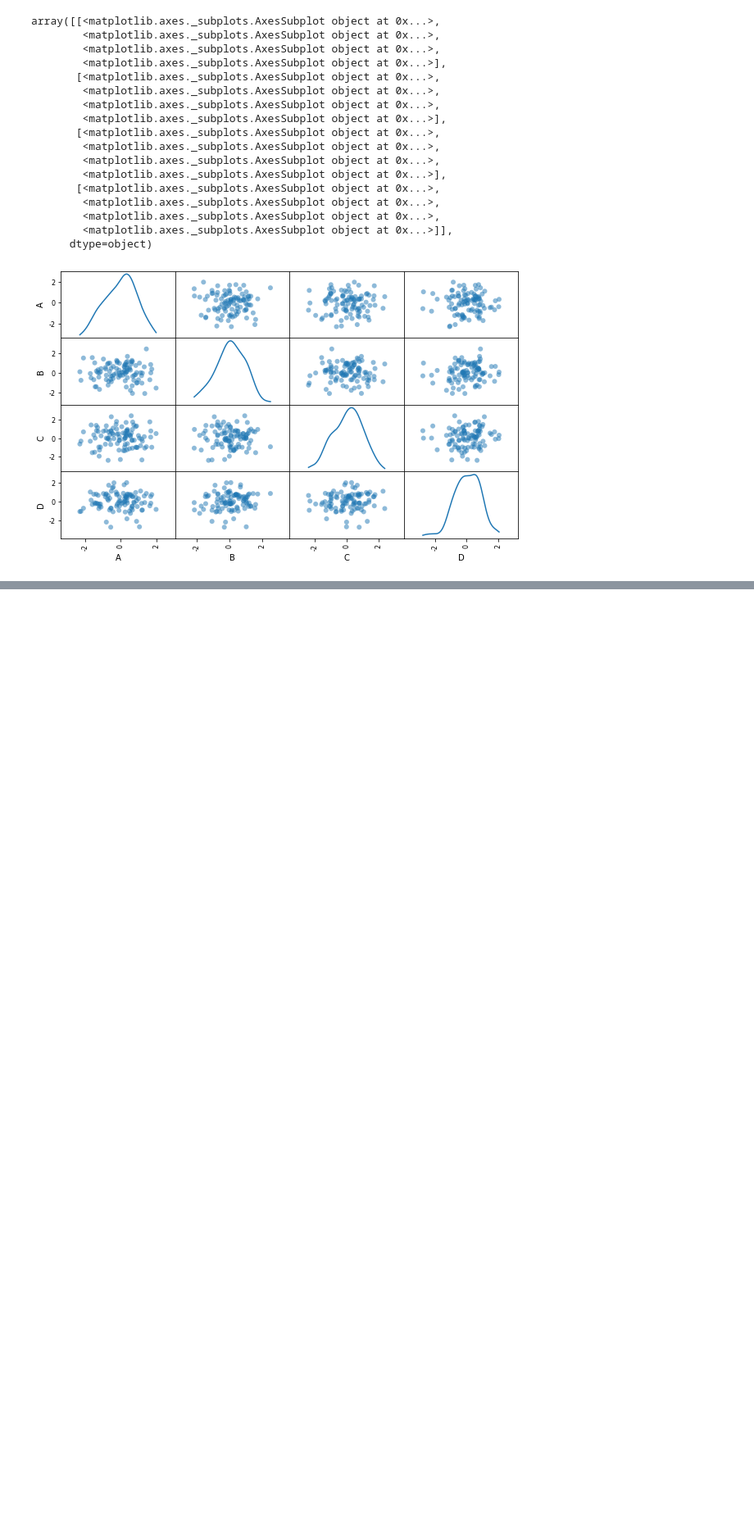
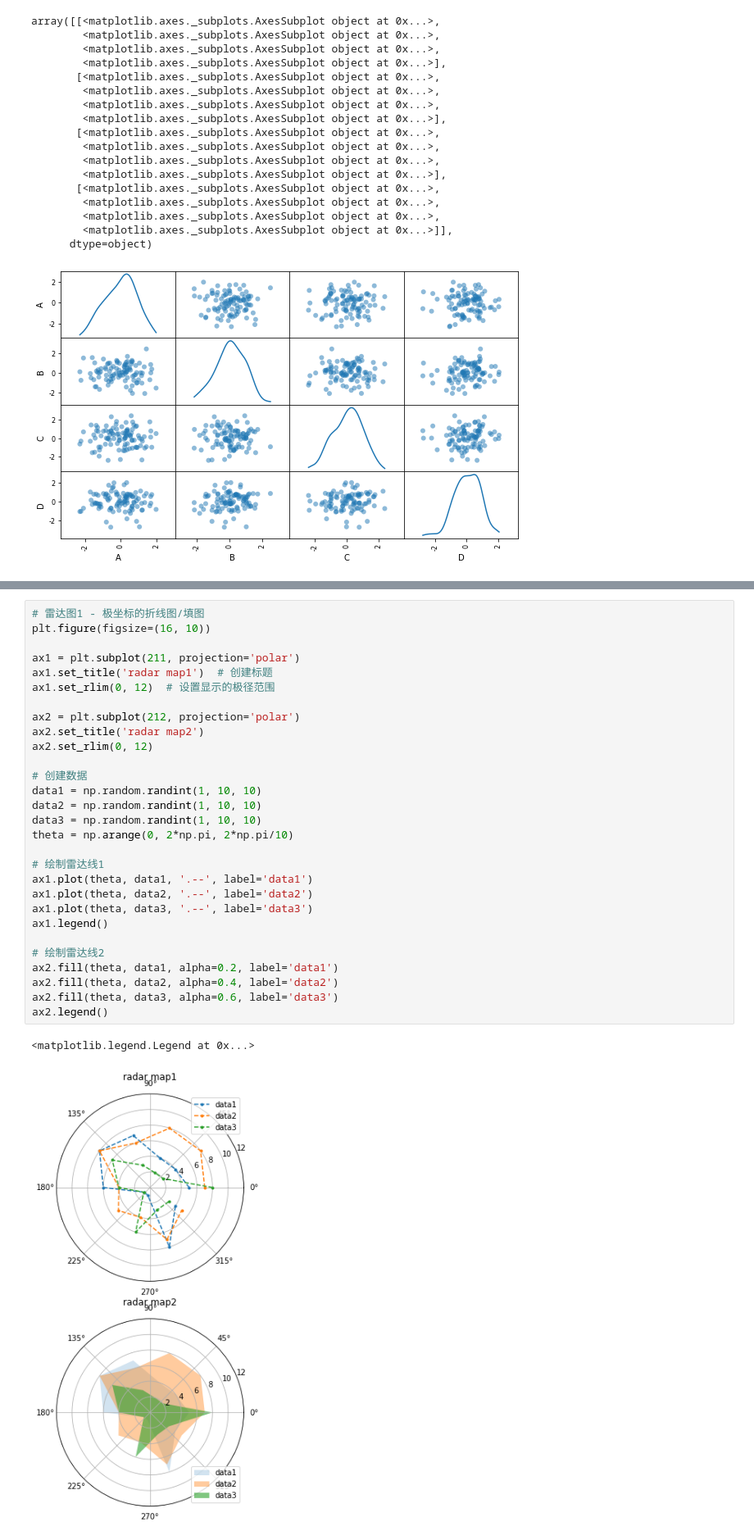
Before and after one commit to tsangyu98/matplotlib_study, a Jupyter notebook: matplotlib_part2.ipynb, the cells around one changed output, grey strips where cells are left out. Shown at 82% size. Saved outputs shown, nothing was run; the diff lists cells and outputs as text; blank space fills up the shorter version.

```diff
--- a/matplotlib_part2.ipynb
+++ b/matplotlib_part2.ipynb
@@ -389,0 +495,32 @@ array([[<matplotlib.axes._subplots.AxesSubplot object at 0x...>,
+# %%
+# 雷达图1 - 极坐标的折线图/填图
+plt.figure(figsize=(16, 10))
+
+ax1 = plt.subplot(211, projection='polar')
+ax1.set_title('radar map1')  # 创建标题
+ax1.set_rlim(0, 12)  # 设置显示的极径范围
+
+ax2 = plt.subplot(212, projection='polar')
+ax2.set_title('radar map2')
+ax2.set_rlim(0, 12)
+
+# 创建数据
+data1 = np.random.randint(1, 10, 10)
+data2 = np.random.randint(1, 10, 10)
+data3 = np.random.randint(1, 10, 10)
+theta = np.arange(0, 2*np.pi, 2*np.pi/10)
+
+# 绘制雷达线1
+ax1.plot(theta, data1, '.--', label='data1')
+ax1.plot(theta, data2, '.--', label='data2')
+ax1.plot(theta, data3, '.--', label='data3')
+ax1.legend()
+
+# 绘制雷达线2
+ax2.fill(theta, data1, alpha=0.2, label='data1')
+ax2.fill(theta, data2, alpha=0.4, label='data2')
+ax2.fill(theta, data3, alpha=0.6, label='data3')
+ax2.legend()
+# %% [output]
+<matplotlib.legend.Legend at 0x...>
+[figure, added]
```
Also changed, not shown: parts of 5 cells of this notebook.
